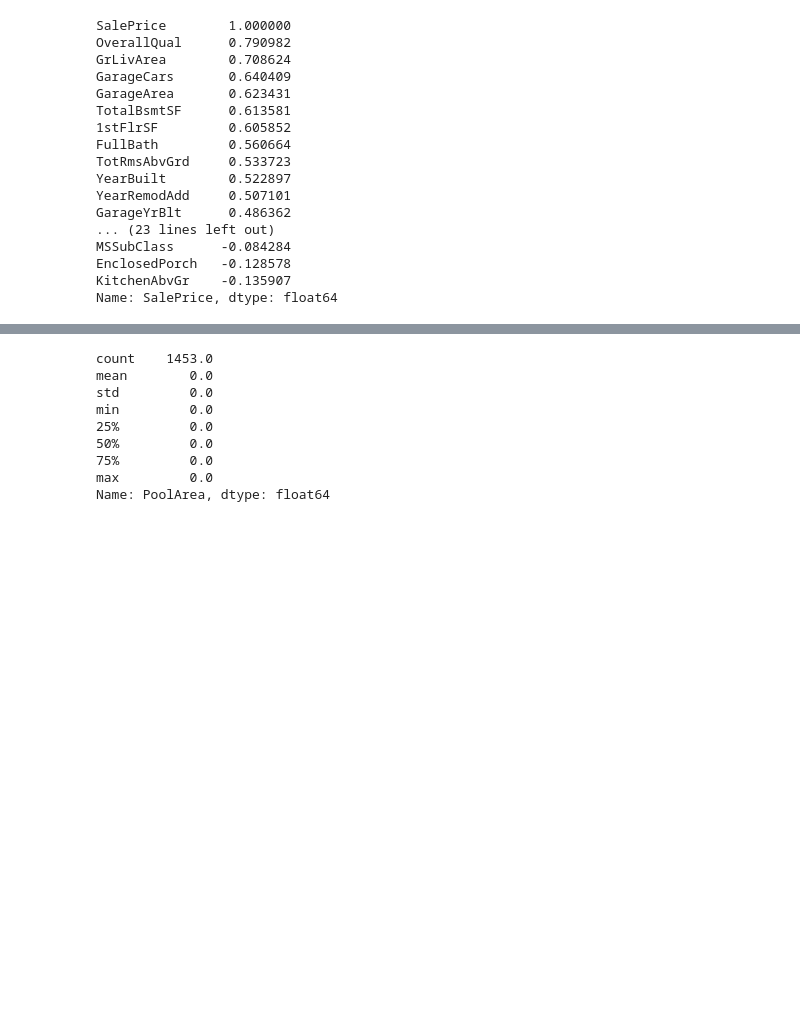
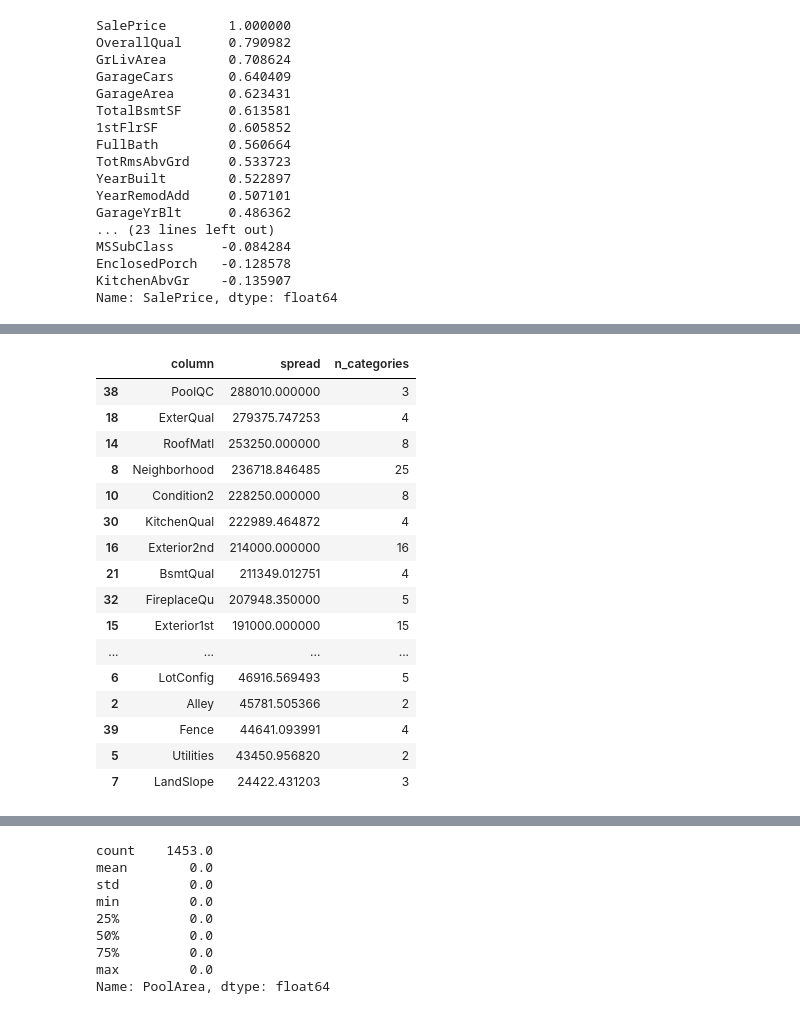
Before and after one commit to dimkon02/House-Prices-ML-project, a Jupyter notebook: notebooks/01_exploartion.ipynb, the cells around one changed output, grey strips where cells are left out. Cells and saved outputs as stored; diff of their text form; code cells hidden in the pictures; blank space fills up the shorter version.

```diff
--- a/notebooks/01_exploartion.ipynb
+++ b/notebooks/01_exploartion.ipynb
@@ -169,0 +192,45 @@ dtype: int64
+# %%
+results = []
+# empty list that will collect one entry (dictionary) per categorical column
+
+cat_cols = df.select_dtypes(include='str').columns
+for col in cat_cols:
+    means = df.groupby(col)['SalePrice'].mean()
+    # splits the dataframe into groups by category, then averages SalePrice within each group
+    # (same as before)
+
+    spread = means.max() - means.min()
+    # gap between the highest-average-price category and lowest-average-price category
+
+    n_categories = df[col].nunique()
+    # counts how many unique categories exist in this column
+    # (e.g. Neighborhood might have ~25, a column with only 2 possible values would show 2)
+
+    results.append({'column': col, 'spread': spread, 'n_categories': n_categories})
+    # adds one row of info for this column — its name, its spread, and its category count —
+    # to the results list, as a dictionary
+
+summary = pd.DataFrame(results).sort_values('spread', ascending=False)
+# converts the list of dictionaries into a proper table (one row per column)
+# sorts that table by spread, largest gap first, so the most price-relevant
+# categorical columns appear at the top
+
+summary
+# %% [output]
+|  | column | spread | n_categories |
+| 38 | PoolQC | 288010.000000 | 3 |
+| 18 | ExterQual | 279375.747253 | 4 |
+| 14 | RoofMatl | 253250.000000 | 8 |
+| 8 | Neighborhood | 236718.846485 | 25 |
+| 10 | Condition2 | 228250.000000 | 8 |
+| 30 | KitchenQual | 222989.464872 | 4 |
+| 16 | Exterior2nd | 214000.000000 | 16 |
+| 21 | BsmtQual | 211349.012751 | 4 |
+| 32 | FireplaceQu | 207948.350000 | 5 |
+| 15 | Exterior1st | 191000.000000 | 15 |
+| ... | ... | ... | ... |
+| 6 | LotConfig | 46916.569493 | 5 |
+| 2 | Alley | 45781.505366 | 2 |
+| 39 | Fence | 44641.093991 | 4 |
+| 5 | Utilities | 43450.956820 | 2 |
+| 7 | LandSlope | 24422.431203 | 3 |
```
Also changed, not shown: parts of 13 cells of this notebook, 2 other files.
